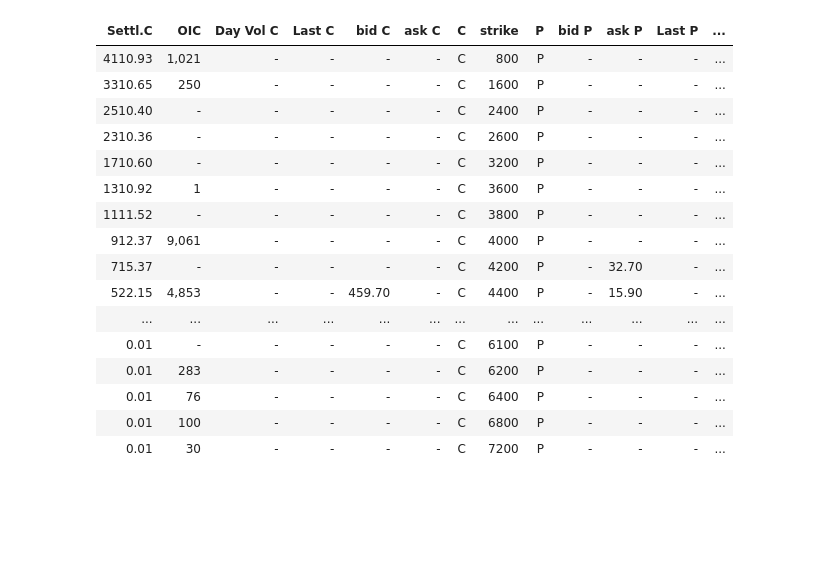
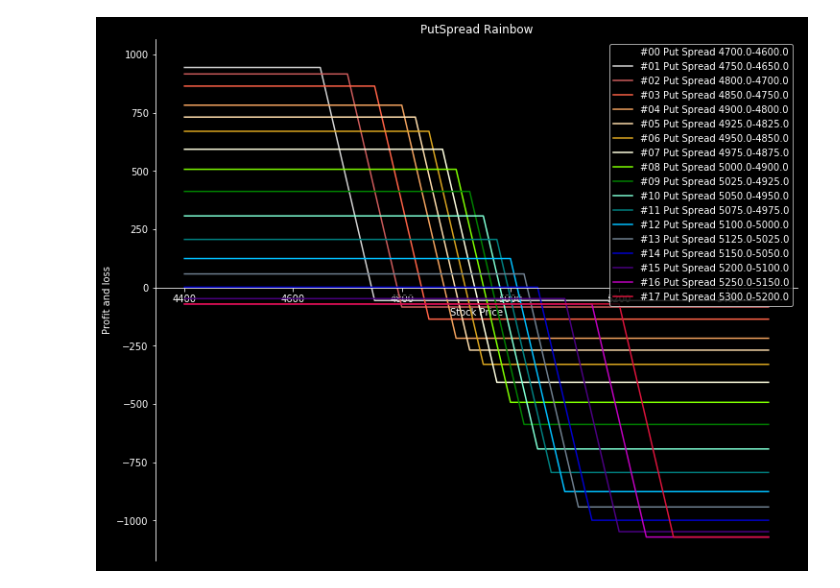
Before and after one commit to splanquart/spoption, a Jupyter notebook: putspread_chooser.ipynb, the cells around one changed output. Drawn from its saved outputs; the diff is of its cells as text; code cells hidden in the pictures; blank space fills up the shorter version.

```diff
--- a/putspread_chooser.ipynb
+++ b/putspread_chooser.ipynb
@@ -7,29 +7,11 @@ from euronext import Page, Ticker
 from graph import Graph
 
 g=Graph(4400, 5500, 25)
-p = Page(ticker=Ticker.CACPXA, params='Class_type=0&Class_symbol=&Class_exchange=&ex=&ps=999&md=12-2018')
+p = Page(ticker=Ticker.CAC5PX, params='Class_type=0&Class_symbol=&Class_exchange=&ex=&ps=999&md=11-2018')
 p.fetch()
 (call, put) = p.scrap_options(multiplier=10)
 # %%
 g.display_page_raw(p)
-# %% [output]
-| Settl.C | OIC | Day Vol C | Last C | bid C | ask C | C | strike | P | bid P | ask P | Last P | ... |
-| 4110.93 | 1,021 | - | - | - | - | C | 800 | P | - | - | - | ... |
-| 3310.65 | 250 | - | - | - | - | C | 1600 | P | - | - | - | ... |
-| 2510.40 | - | - | - | - | - | C | 2400 | P | - | - | - | ... |
-| 2310.36 | - | - | - | - | - | C | 2600 | P | - | - | - | ... |
-| 1710.60 | - | - | - | - | - | C | 3200 | P | - | - | - | ... |
-| 1310.92 | 1 | - | - | - | - | C | 3600 | P | - | - | - | ... |
-| 1111.52 | - | - | - | - | - | C | 3800 | P | - | - | - | ... |
-| 912.37 | 9,061 | - | - | - | - | C | 4000 | P | - | - | - | ... |
-| 715.37 | - | - | - | - | - | C | 4200 | P | - | 32.70 | - | ... |
-| 522.15 | 4,853 | - | - | 459.70 | - | C | 4400 | P | - | 15.90 | - | ... |
-| ... | ... | ... | ... | ... | ... | ... | ... | ... | ... | ... | ... | ... |
-| 0.01 | - | - | - | - | - | C | 6100 | P | - | - | - | ... |
-| 0.01 | 283 | - | - | - | - | C | 6200 | P | - | - | - | ... |
-| 0.01 | 76 | - | - | - | - | C | 6400 | P | - | - | - | ... |
-| 0.01 | 100 | - | - | - | - | C | 6800 | P | - | - | - | ... |
-| 0.01 | 30 | - | - | - | - | C | 7200 | P | - | - | - | ... |
 # %%
 help(PutSpread)
 pspread1 = PutSpread(put[5150], put[5000])
@@ -55,3 +24,5 @@ def explorator(list_put, step=50):
 # %%
-css = PutSpread.explorator(put.values(), step=50)
-g.profit_rainbow(css[:-1], 'long', title='PutSpread Rainbow')
+pss = PutSpread.explorator(put.values(), step=100)
+g.profit_rainbow(pss, 'long', title='PutSpread Rainbow')
+# %% [output]
+[figure, added]
```
Also changed, not shown: parts of 14 cells of this notebook, 3 other files.
